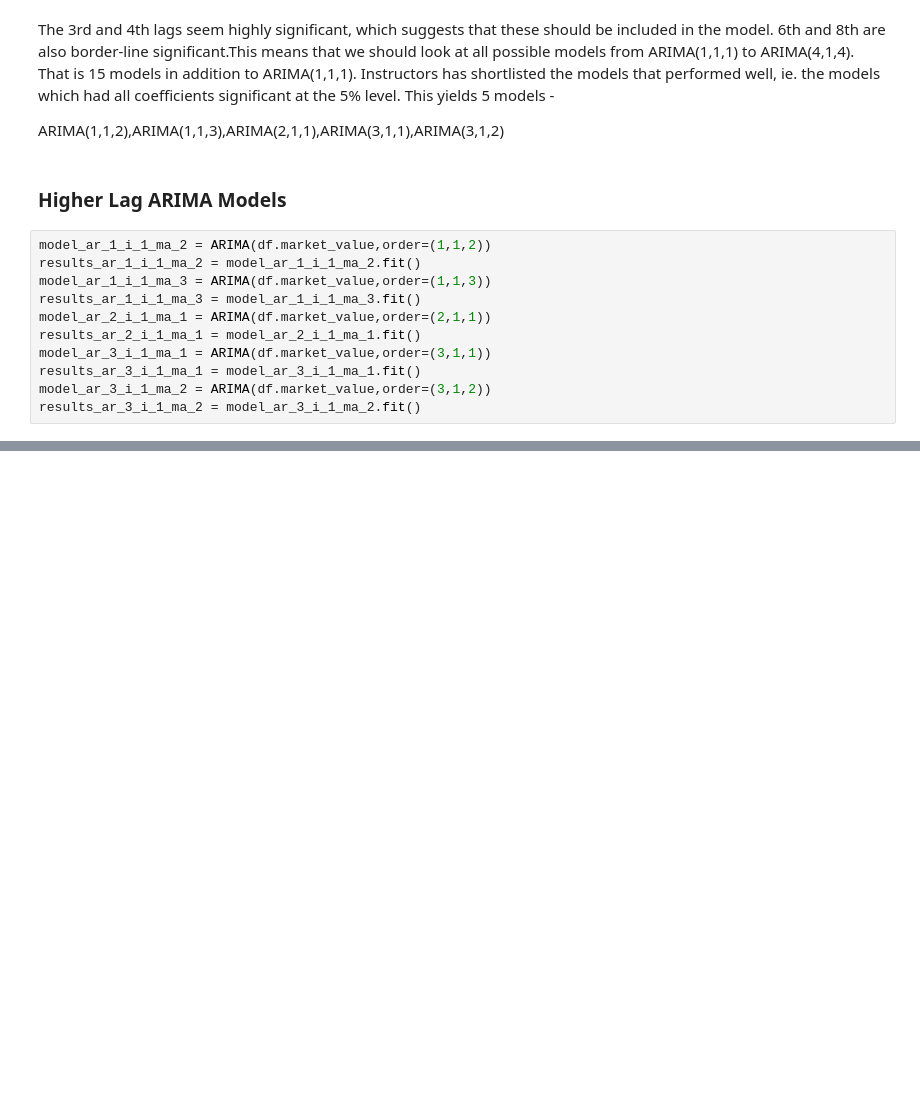
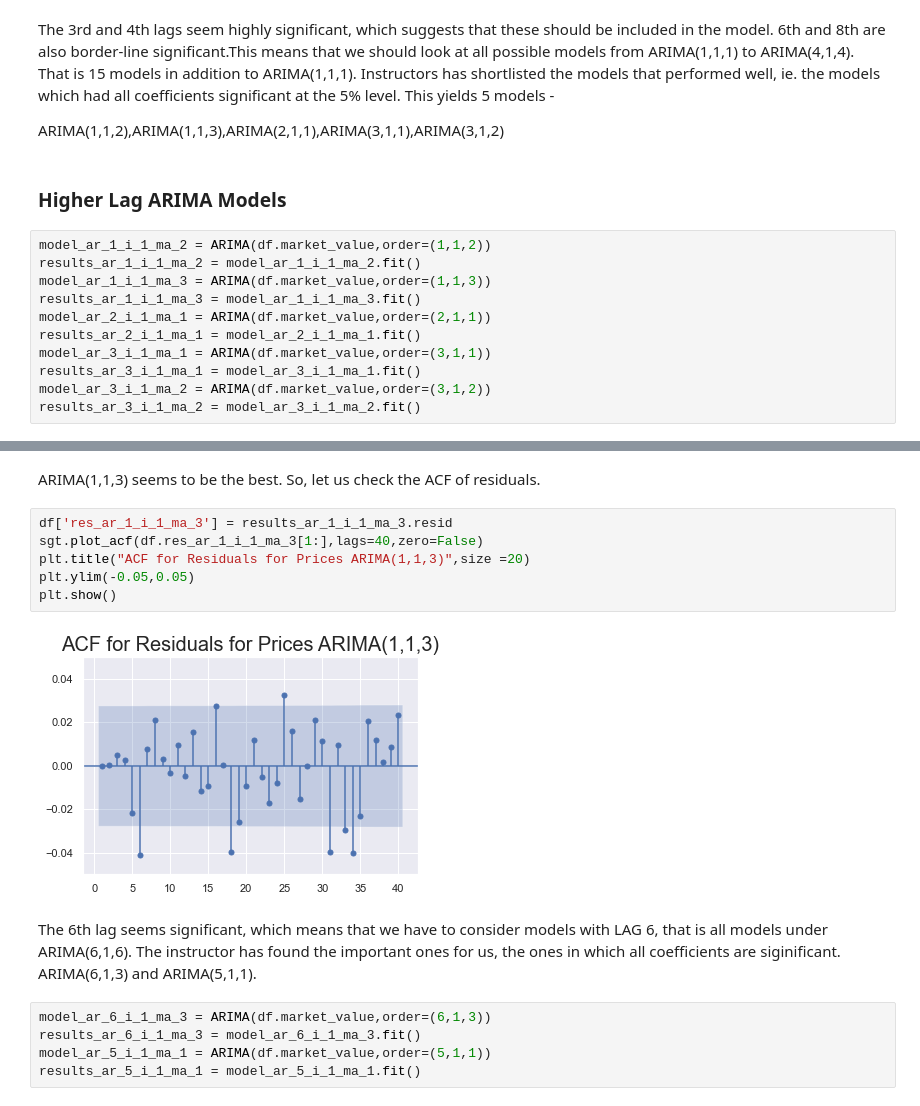
Before and after one commit to satyajitghosh/TimeSeriesAnalysis, a Jupyter notebook: DataRangerCourse/TS_lecture5.ipynb, the cells around one changed output, grey strips where cells are left out. Cells and saved outputs as stored; diff of their text form; blank space fills up the shorter version.

```diff
--- a/DataRangerCourse/TS_lecture5.ipynb
+++ b/DataRangerCourse/TS_lecture5.ipynb
@@ -109,0 +117,17 @@ print("\n ARIMA(3,1,2) : \tLL = ",results_ar_3_i_1_ma_2.llf,"\tAIC = ",results_a
+# %% [markdown]
+ARIMA(1,1,3) seems to be the best. So, let us check the ACF of residuals.
+# %%
+df['res_ar_1_i_1_ma_3'] = results_ar_1_i_1_ma_3.resid
+sgt.plot_acf(df.res_ar_1_i_1_ma_3[1:],lags=40,zero=False)
+plt.title("ACF for Residuals for Prices ARIMA(1,1,3)",size =20)
+plt.ylim(-0.05,0.05)
+plt.show()
+# %% [output]
+[figure, added]
+# %% [markdown]
+The 6th lag seems significant, which means that we have to consider models with LAG 6, that is all models under ARIMA(6,1,6). The instructor has found the important ones for us, the ones in which all coefficients are siginificant. ARIMA(6,1,3) and ARIMA(5,1,1).
+# %%
+model_ar_6_i_1_ma_3 = ARIMA(df.market_value,order=(6,1,3))
+results_ar_6_i_1_ma_3 = model_ar_6_i_1_ma_3.fit()
+model_ar_5_i_1_ma_1 = ARIMA(df.market_value,order=(5,1,1))
+results_ar_5_i_1_ma_1 = model_ar_5_i_1_ma_1.fit()
```
Also changed, not shown: parts of 14 cells of this notebook, 1 other file.
